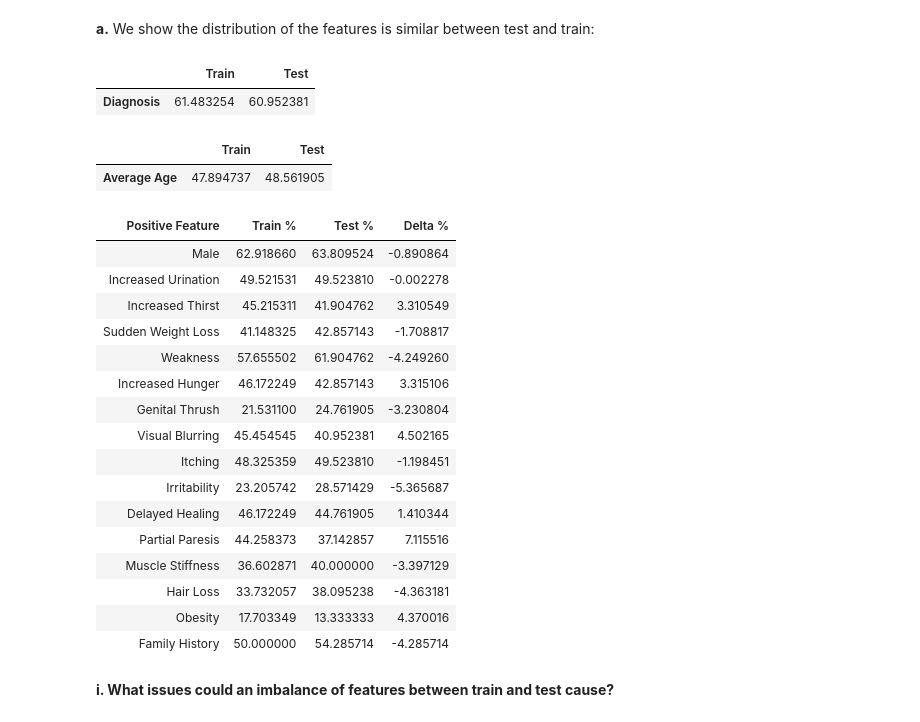
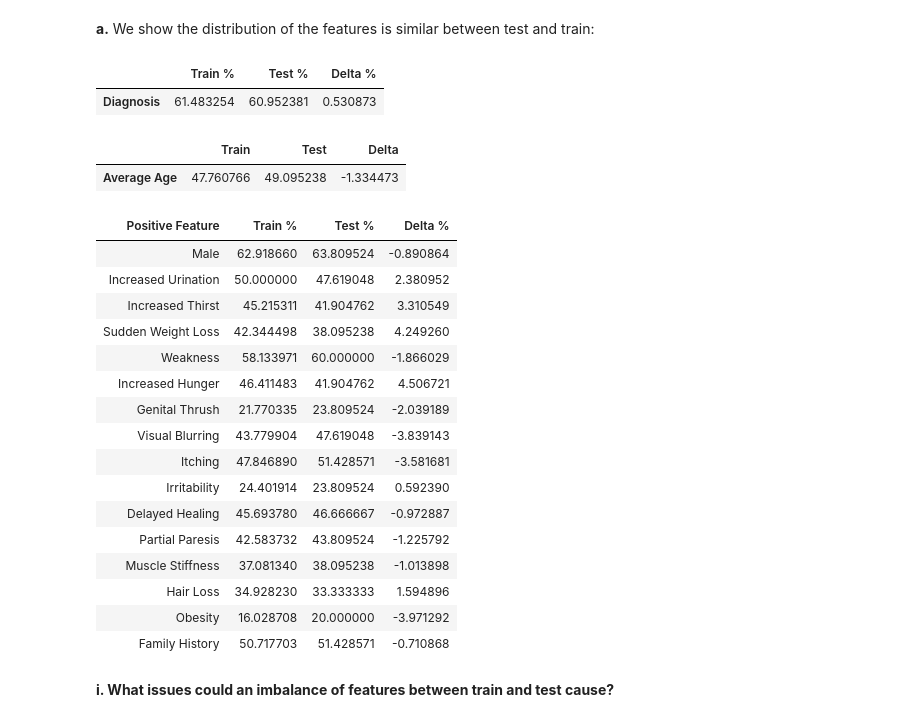
Before and after one commit to mlh-master/hw2_mlh-amit-yoel, a Jupyter notebook: HW2.ipynb, the cells around one changed output. Saved outputs shown, nothing was run; the diff lists cells and outputs as text; code cells hidden in the pictures.

```diff
--- a/HW2.ipynb
+++ b/HW2.ipynb
@@ -98,50 +107,54 @@ label = c_dataset[['Diagnosis']]
 ### Part 2
 **Perform a test-train split of 20% test.**
 # %%
-x_train, x_test, y_train, y_test = train_test_split(features, label, test_size=0.2, random_state=10)
+X_train, x_test, Y_train, y_test = train_test_split(features, label, test_size=0.2, random_state=3, stratify=label)
 # %% [markdown]
 ### Part 3
 **Provide a detailed visualization and exploration of the data.**
 # %% [markdown]
 **a.** We show the distribution of the features is similar between test and train:
 # %%
-distribution_feat = x_train.drop(columns='Age').keys()
-distribution_train = x_train.drop(columns='Age').mean()*100
+distribution_feat = X_train.drop(columns='Age').keys()
+distribution_train = X_train.drop(columns='Age').mean()*100
 distribution_test = x_test.drop(columns='Age').mean()*100
 distribution = {'Positive Feature':distribution_feat, 'Train %':distribution_train, 'Test %':distribution_test, 'Delta %':distribution_train-distribution_test}
 distribution_table = pd.DataFrame(distribution)
 
-avg_age = {'Train': x_train['Age'].mean(), 'Test': x_test['Age'].mean()}
+avg_age = {'Train': X_train['Age'].mean(), 'Test': x_test['Age'].mean()}
+avg_age['Delta'] = avg_age['Train'] - avg_age['Test']
 distribution_age = pd.DataFrame(avg_age, index=['Average Age'])
 
-diagnosis = {'Train': y_train['Diagnosis'].mean()*100, 'Test': y_test['Diagnosis'].mean()*100}
+diagnosis = {'Train %': Y_train['Diagnosis'].mean()*100, 'Test %': y_test['Diagnosis'].mean()*100}
+diagnosis['Delta %'] = diagnosis['Train %'] - diagnosis['Test %']
 distribution_diagnosis = pd.DataFrame(diagnosis, index=['Diagnosis'])
 
 display(distribution_diagnosis)
 display(distribution_age)
 display(distribution_table.style.hide_index())
+
+#sum(abs(distribution_table['Delta %']))
 # %% [output]
-|  | Train | Test |
-| Diagnosis | 61.483254 | 60.952381 |
+|  | Train % | Test % | Delta % |
+| Diagnosis | 61.483254 | 60.952381 | 0.530873 |
-|  | Train | Test |
-| Average Age | 47.894737 | 48.561905 |
+|  | Train | Test | Delta |
+| Average Age | 47.760766 | 49.095238 | -1.334473 |
 | Positive Feature | Train % | Test % | Delta % |
 | Male | 62.918660 | 63.809524 | -0.890864 |
-| Increased Urination | 49.521531 | 49.523810 | -0.002278 |
+| Increased Urination | 50.000000 | 47.619048 | 2.380952 |
 | Increased Thirst | 45.215311 | 41.904762 | 3.310549 |
-| Sudden Weight Loss | 41.148325 | 42.857143 | -1.708817 |
-| Weakness | 57.655502 | 61.904762 | -4.249260 |
-| Increased Hunger | 46.172249 | 42.857143 | 3.315106 |
-| Genital Thrush | 21.531100 | 24.761905 | -3.230804 |
-| Visual Blurring | 45.454545 | 40.952381 | 4.502165 |
-| Itching | 48.325359 | 49.523810 | -1.198451 |
-| Irritability | 23.205742 | 28.571429 | -5.365687 |
-| Delayed Healing | 46.172249 | 44.761905 | 1.410344 |
-| Partial Paresis | 44.258373 | 37.142857 | 7.115516 |
-| Muscle Stiffness | 36.602871 | 40.000000 | -3.397129 |
-| Hair Loss | 33.732057 | 38.095238 | -4.363181 |
-| Obesity | 17.703349 | 13.333333 | 4.370016 |
-| Family History | 50.000000 | 54.285714 | -4.285714 |
+| Sudden Weight Loss | 42.344498 | 38.095238 | 4.249260 |
+| Weakness | 58.133971 | 60.000000 | -1.866029 |
+| Increased Hunger | 46.411483 | 41.904762 | 4.506721 |
+| Genital Thrush | 21.770335 | 23.809524 | -2.039189 |
+| Visual Blurring | 43.779904 | 47.619048 | -3.839143 |
+| Itching | 47.846890 | 51.428571 | -3.581681 |
+| Irritability | 24.401914 | 23.809524 | 0.592390 |
+| Delayed Healing | 45.693780 | 46.666667 | -0.972887 |
+| Partial Paresis | 42.583732 | 43.809524 | -1.225792 |
+| Muscle Stiffness | 37.081340 | 38.095238 | -1.013898 |
+| Hair Loss | 34.928230 | 33.333333 | 1.594896 |
+| Obesity | 16.028708 | 20.000000 | -3.971292 |
+| Family History | 50.717703 | 51.428571 | -0.710868 |
 # %% [markdown]
 **i. What issues could an imbalance of features between train and test cause?**
 # %% [markdown]
```
Also changed, not shown: parts of 25 cells of this notebook.
